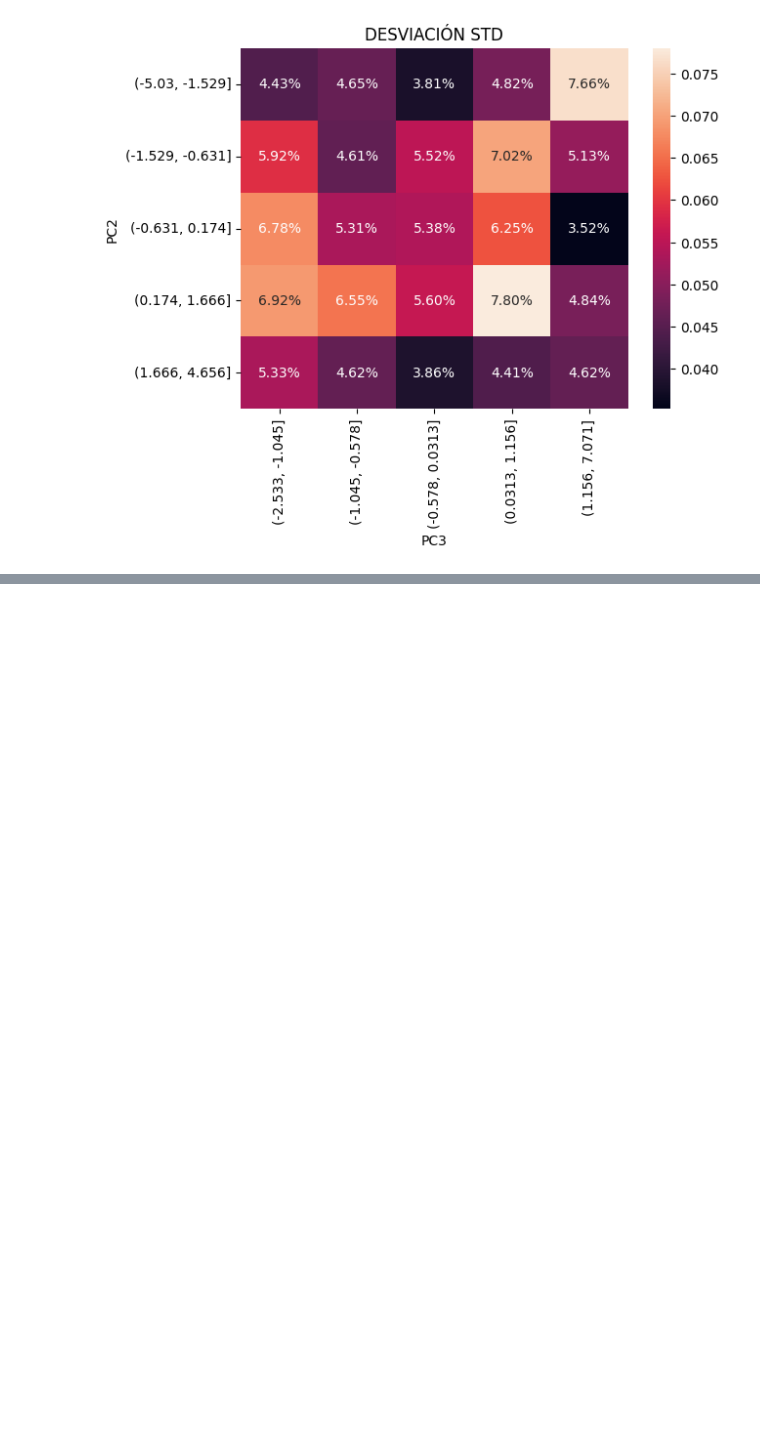
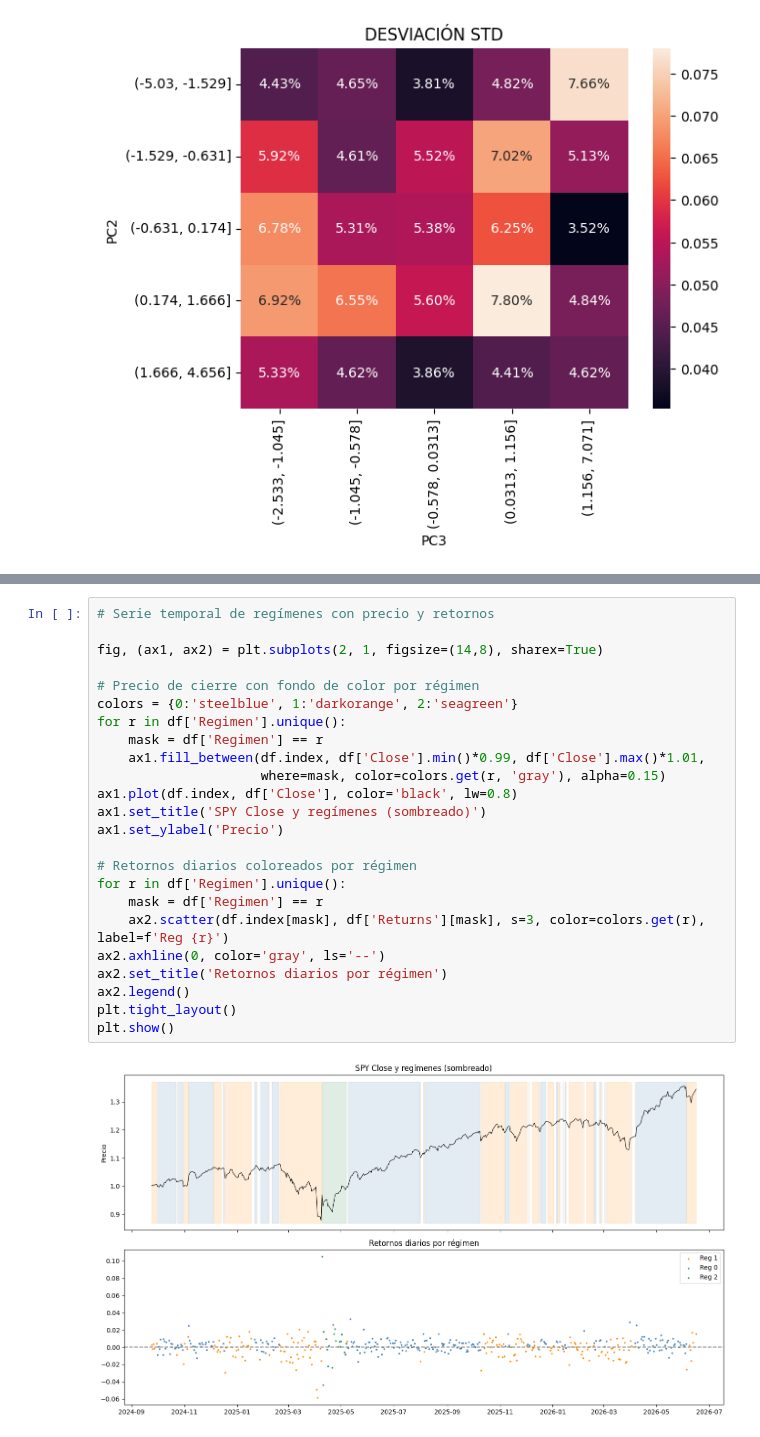
Before and after one commit to Saul-Ochoa/financial-time-series-lab, a Jupyter notebook: 1. Series temporales básicas/PCA.ipynb, the cells around one changed output, grey strips where cells are left out. Drawn from its saved outputs; the diff is of its cells as text; blank space fills up the shorter version.

```diff
--- a/1. Series temporales básicas/PCA.ipynb
+++ b/1. Series temporales básicas/PCA.ipynb
@@ -401,0 +674,26 @@ plt.show()
+# %%
+# Serie temporal de regímenes con precio y retornos
+
+fig, (ax1, ax2) = plt.subplots(2, 1, figsize=(14,8), sharex=True)
+
+# Precio de cierre con fondo de color por régimen
+colors = {0:'steelblue', 1:'darkorange', 2:'seagreen'}
+for r in df['Regimen'].unique():
+    mask = df['Regimen'] == r
+    ax1.fill_between(df.index, df['Close'].min()*0.99, df['Close'].max()*1.01,
+                     where=mask, color=colors.get(r, 'gray'), alpha=0.15)
+ax1.plot(df.index, df['Close'], color='black', lw=0.8)
+ax1.set_title('SPY Close y regímenes (sombreado)')
+ax1.set_ylabel('Precio')
+
+# Retornos diarios coloreados por régimen
+for r in df['Regimen'].unique():
+    mask = df['Regimen'] == r
+    ax2.scatter(df.index[mask], df['Returns'][mask], s=3, color=colors.get(r), label=f'Reg {r}')
+ax2.axhline(0, color='gray', ls='--')
+ax2.set_title('Retornos diarios por régimen')
+ax2.legend()
+plt.tight_layout()
+plt.show()
+# %% [output]
+[figure, added]
```
Also changed, not shown: parts of 28 cells of this notebook.
